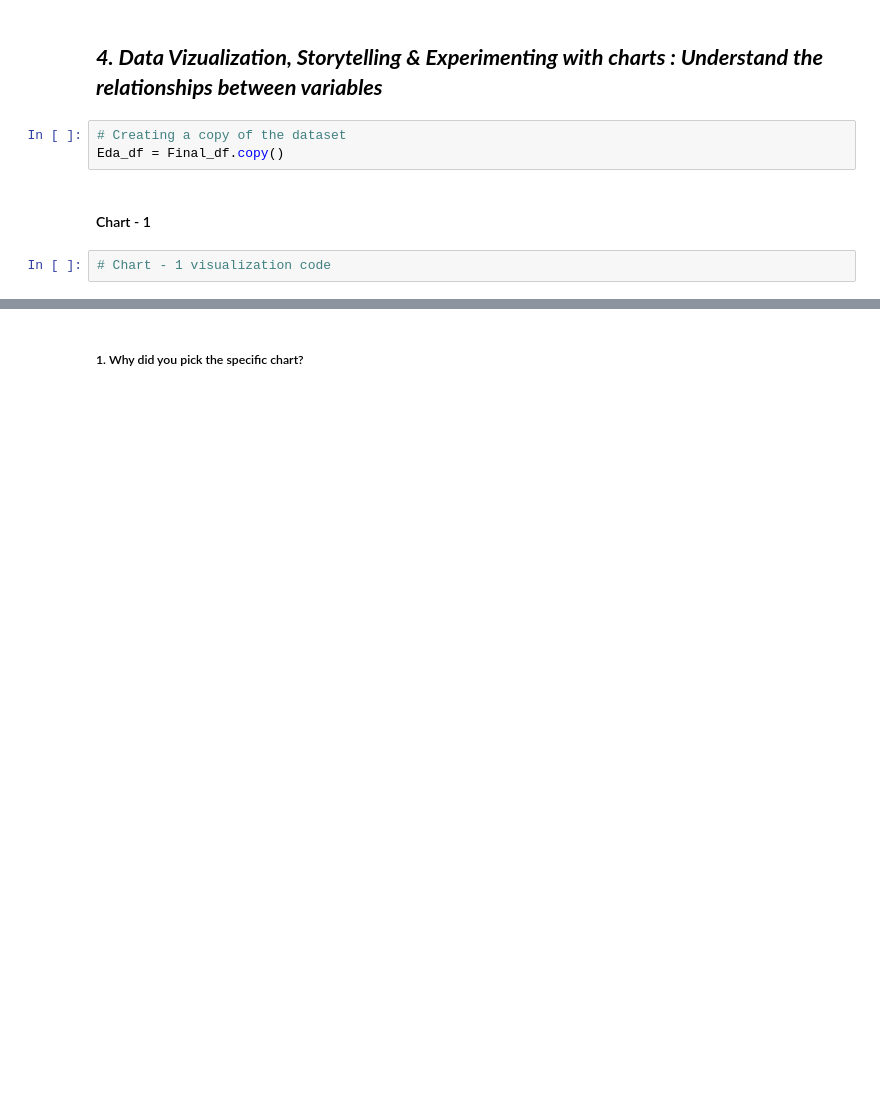
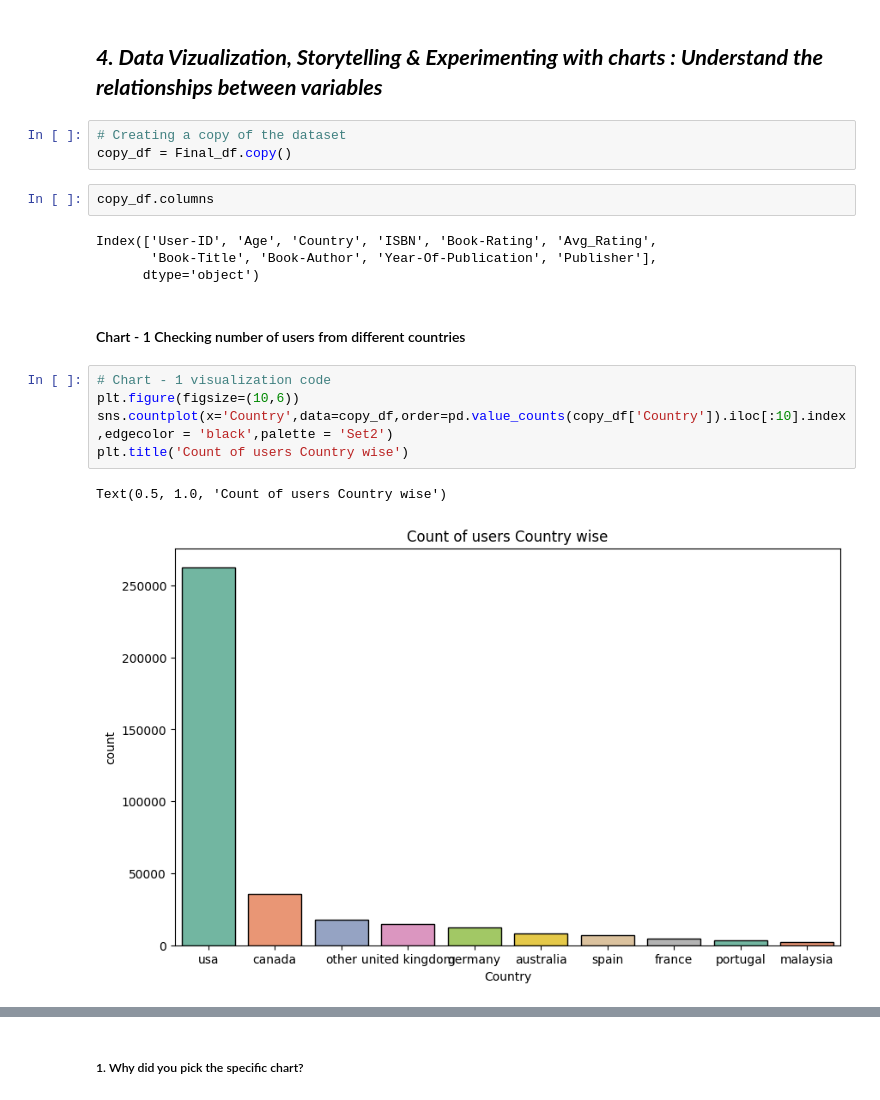
Before and after one commit to theuttammishra/Capstone-Unsupervised, a Jupyter notebook: Book_Recommendation_System.ipynb, the cells around one changed output, grey strips where cells are left out. Saved outputs shown, nothing was run; the diff lists cells and outputs as text; blank space fills up the shorter version.

```diff
--- a/Book_Recommendation_System.ipynb
+++ b/Book_Recommendation_System.ipynb
@@ -798,8 +795,20 @@ Answer Here.
 ## ***4. Data Vizualization, Storytelling & Experimenting with charts : Understand the relationships between variables***
 # %%
 # Creating a copy of the dataset
-Eda_df = Final_df.copy()
+copy_df = Final_df.copy()
+# %%
+copy_df.columns
+# %% [output]
+Index(['User-ID', 'Age', 'Country', 'ISBN', 'Book-Rating', 'Avg_Rating',
+       'Book-Title', 'Book-Author', 'Year-Of-Publication', 'Publisher'],
+      dtype='object')
 # %% [markdown]
-#### Chart - 1
+#### Chart - 1 Checking number of users from different countries
-# %%
-# Chart - 1 visualization code
+# %%
+# Chart - 1 visualization code
+plt.figure(figsize=(10,6))
+sns.countplot(x='Country',data=copy_df,order=pd.value_counts(copy_df['Country']).iloc[:10].index,edgecolor = 'black',palette = 'Set2')
+plt.title('Count of users Country wise')
+# %% [output]
+Text(0.5, 1.0, 'Count of users Country wise')
+[figure, added]
```
Also changed, not shown: parts of 120 cells of this notebook.
